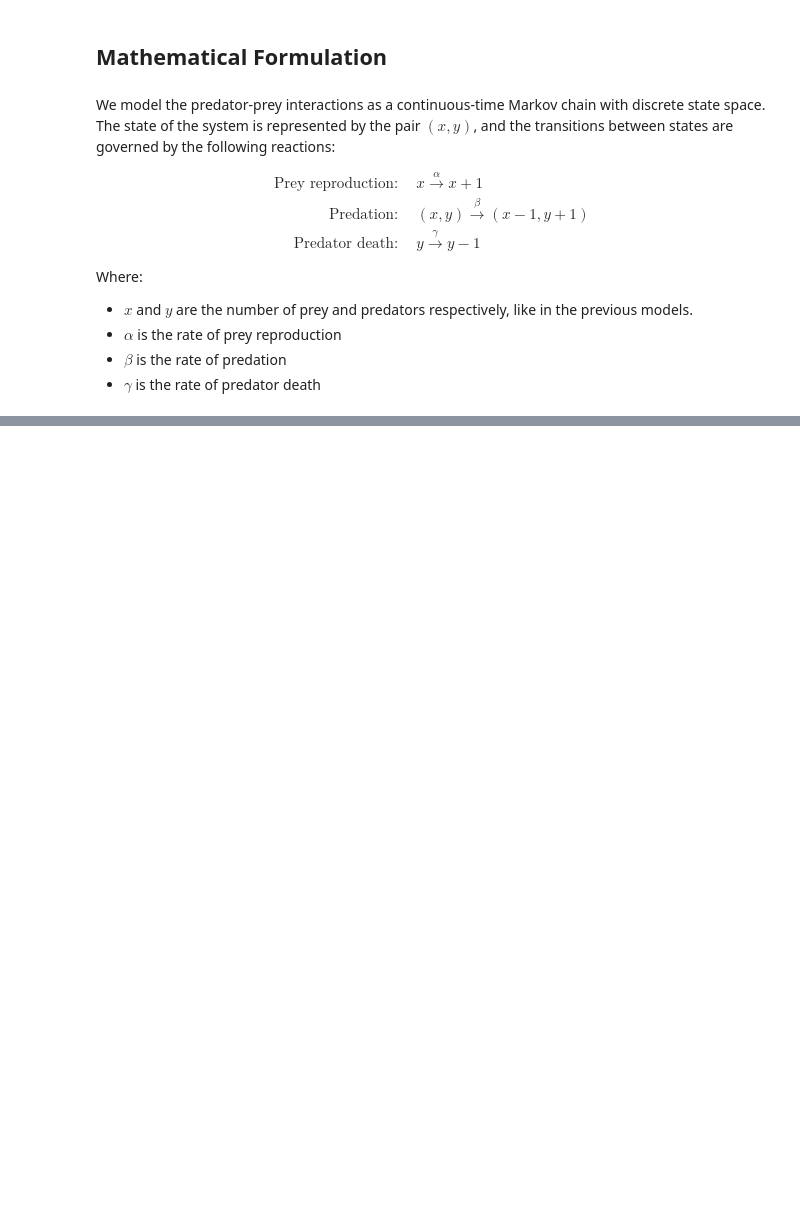
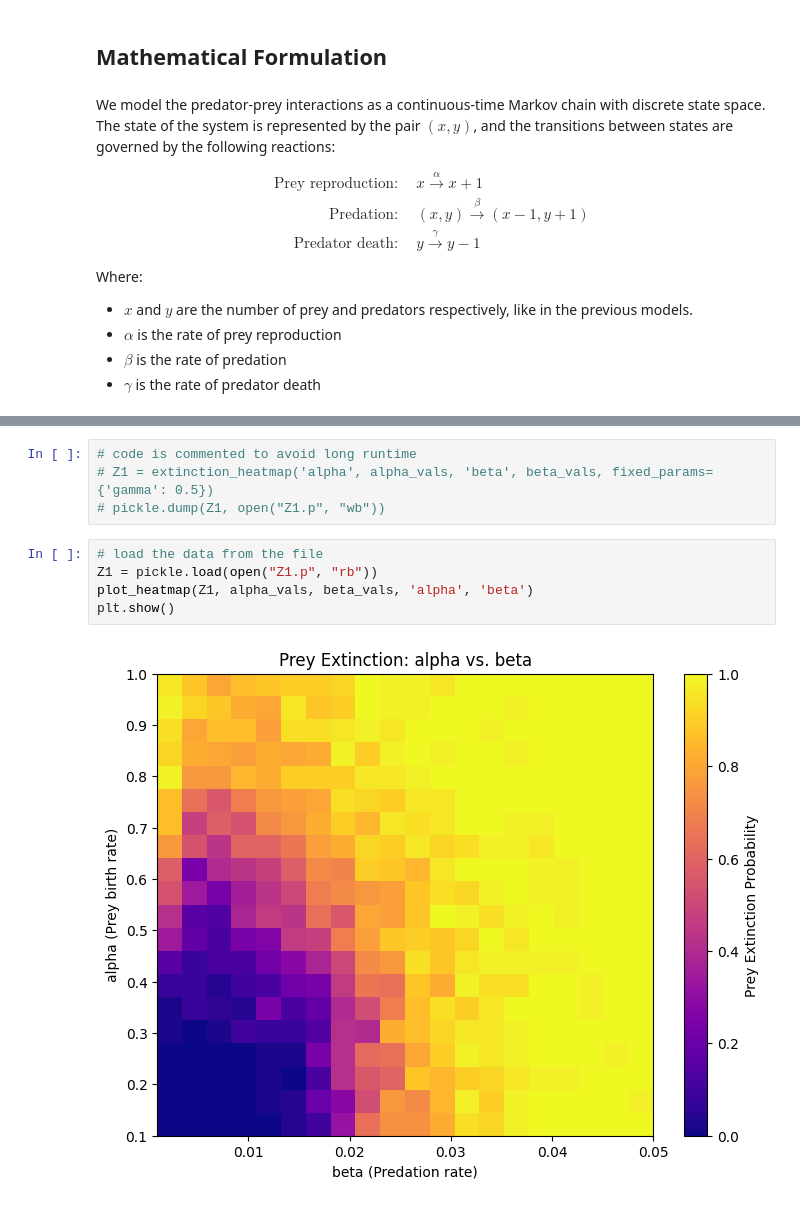
Before and after one commit to P4quitoz/stochastic-lotka-volterra, a Jupyter notebook: lotka_volterra_models_comparison.ipynb, the cells around one changed output, grey strips where cells are left out. Saved outputs shown, nothing was run; the diff lists cells and outputs as text; blank space fills up the shorter version.

Commit message:
clean the notebook, remove redundant code, clean markdown, pickle files to avoid long simulations

```diff
--- a/lotka_volterra_models_comparison.ipynb
+++ b/lotka_volterra_models_comparison.ipynb
@@ -539,0 +386,11 @@ In the subsequent sections, we will implement this algorithm in Python to simula
+# %%
+# code is commented to avoid long runtime
+# Z1 = extinction_heatmap('alpha', alpha_vals, 'beta', beta_vals, fixed_params={'gamma': 0.5})
+# pickle.dump(Z1, open("Z1.p", "wb"))
+# %%
+# load the data from the file
+Z1 = pickle.load(open("Z1.p", "rb"))
+plot_heatmap(Z1, alpha_vals, beta_vals, 'alpha', 'beta')
+plt.show()
+# %% [output]
+[figure, added]
```
Also changed, not shown: parts of 47 cells of this notebook, 3 other files.
